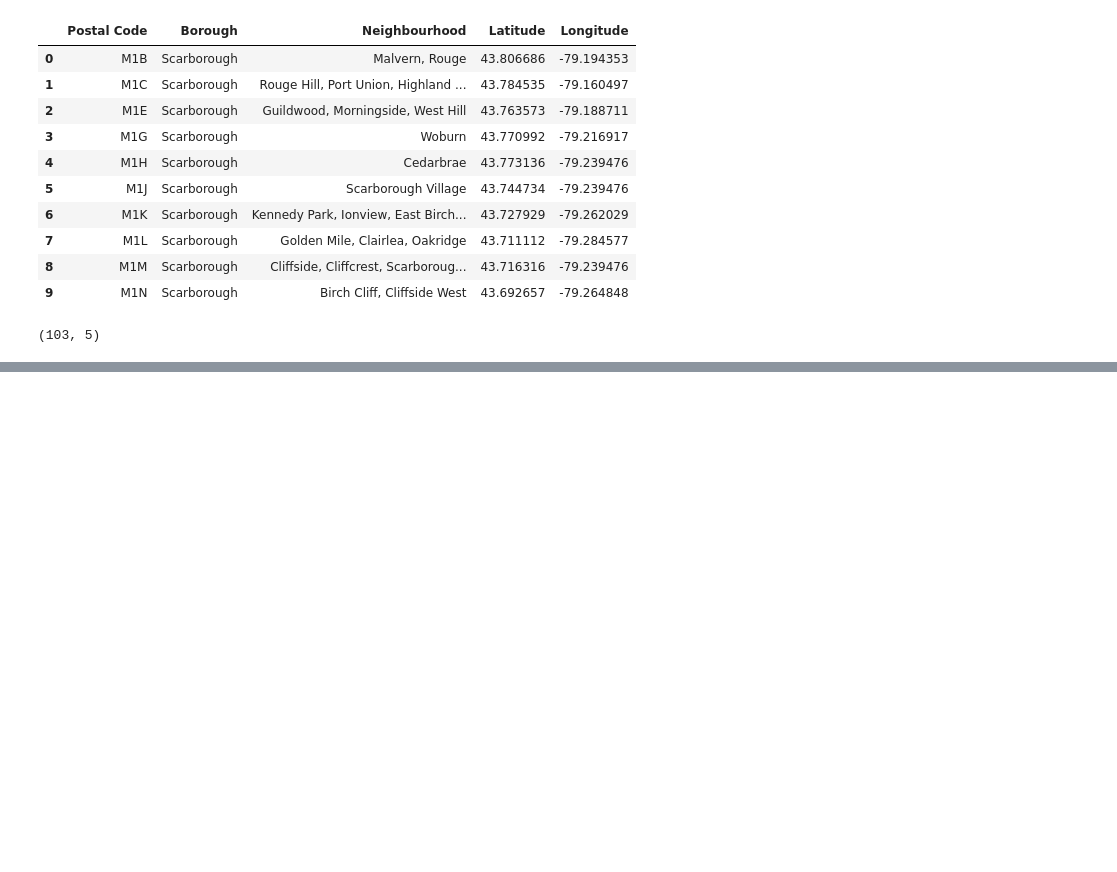
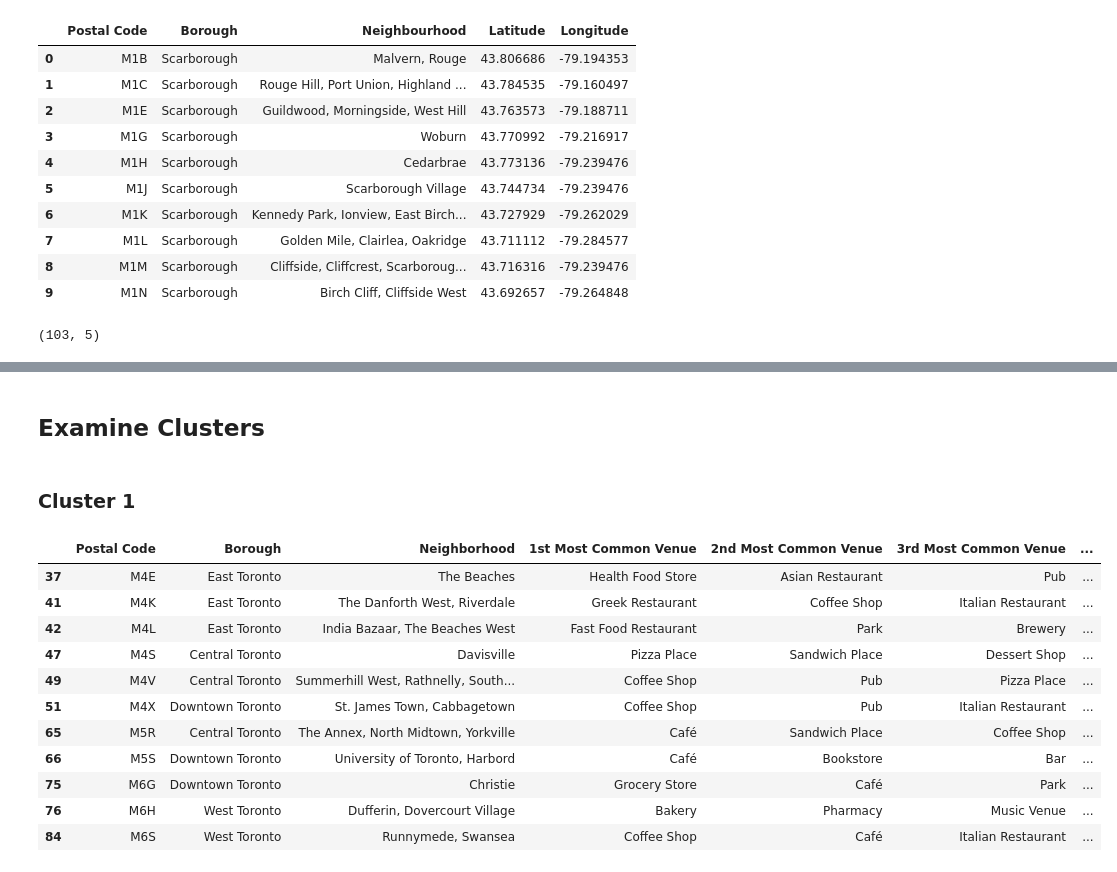
Before and after one commit to hscshane/Miami-Neighborhood-Guide-Analysis, a Jupyter notebook: Neighborhoods_Toronto.ipynb, the cells around one changed output, grey strips where cells are left out. Saved outputs shown, nothing was run; the diff lists cells and outputs as text; code cells hidden in the pictures; blank space fills up the shorter version.

```diff
--- a/Neighborhoods_Toronto.ipynb
+++ b/Neighborhoods_Toronto.ipynb
@@ -81,0 +380,19 @@ df.shape
+# %% [markdown]
+## Examine Clusters
+# %% [markdown]
+### Cluster 1
+# %%
+df_merged.loc[df_merged['Cluster Labels'] == 0, df_merged.columns[[0,1,2] + list(range(6, df_merged.shape[1]))]]
+# %% [output]
+|  | Postal Code | Borough | Neighborhood | 1st Most Common Venue | 2nd Most Common Venue | 3rd Most Common Venue | ... |
+| 37 | M4E | East Toronto | The Beaches | Health Food Store | Asian Restaurant | Pub | ... |
+| 41 | M4K | East Toronto | The Danforth West, Riverdale | Greek Restaurant | Coffee Shop | Italian Restaurant | ... |
+| 42 | M4L | East Toronto | India Bazaar, The Beaches West | Fast Food Restaurant | Park | Brewery | ... |
+| 47 | M4S | Central Toronto | Davisville | Pizza Place | Sandwich Place | Dessert Shop | ... |
+| 49 | M4V | Central Toronto | Summerhill West, Rathnelly, South... | Coffee Shop | Pub | Pizza Place | ... |
+| 51 | M4X | Downtown Toronto | St. James Town, Cabbagetown | Coffee Shop | Pub | Italian Restaurant | ... |
+| 65 | M5R | Central Toronto | The Annex, North Midtown, Yorkville | Café | Sandwich Place | Coffee Shop | ... |
+| 66 | M5S | Downtown Toronto | University of Toronto, Harbord | Café | Bookstore | Bar | ... |
+| 75 | M6G | Downtown Toronto | Christie | Grocery Store | Café | Park | ... |
+| 76 | M6H | West Toronto | Dufferin, Dovercourt Village | Bakery | Pharmacy | Music Venue | ... |
+| 84 | M6S | West Toronto | Runnymede, Swansea | Coffee Shop | Café | Italian Restaurant | ... |
```
Also changed, not shown: parts of 40 cells of this notebook.
